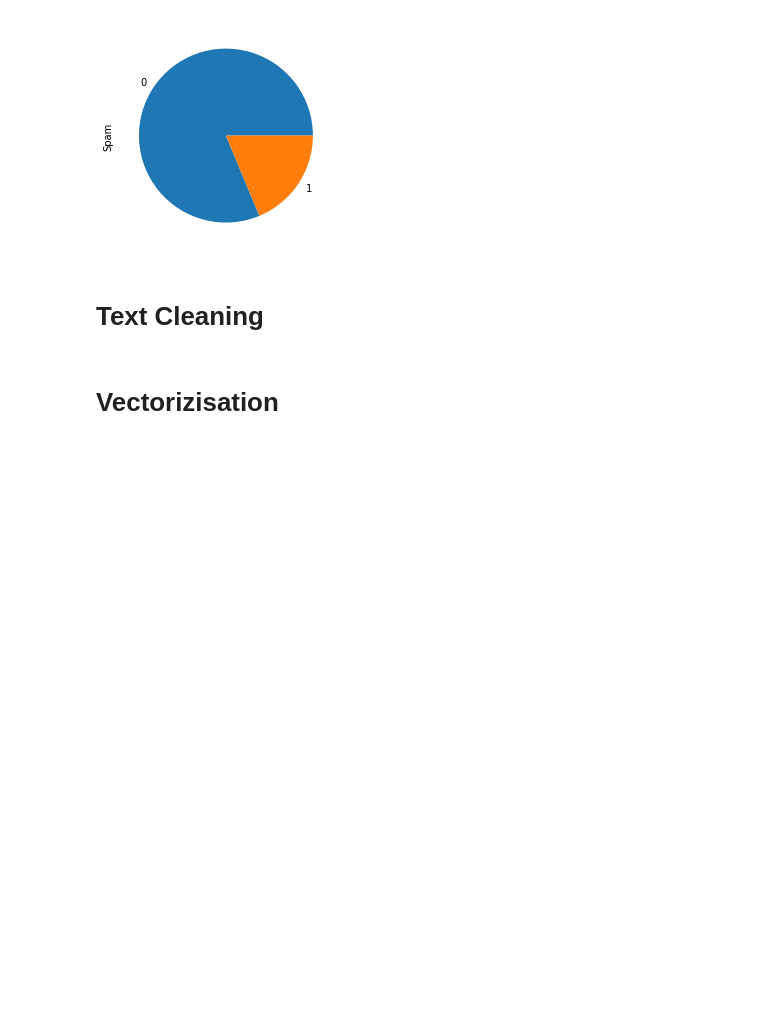
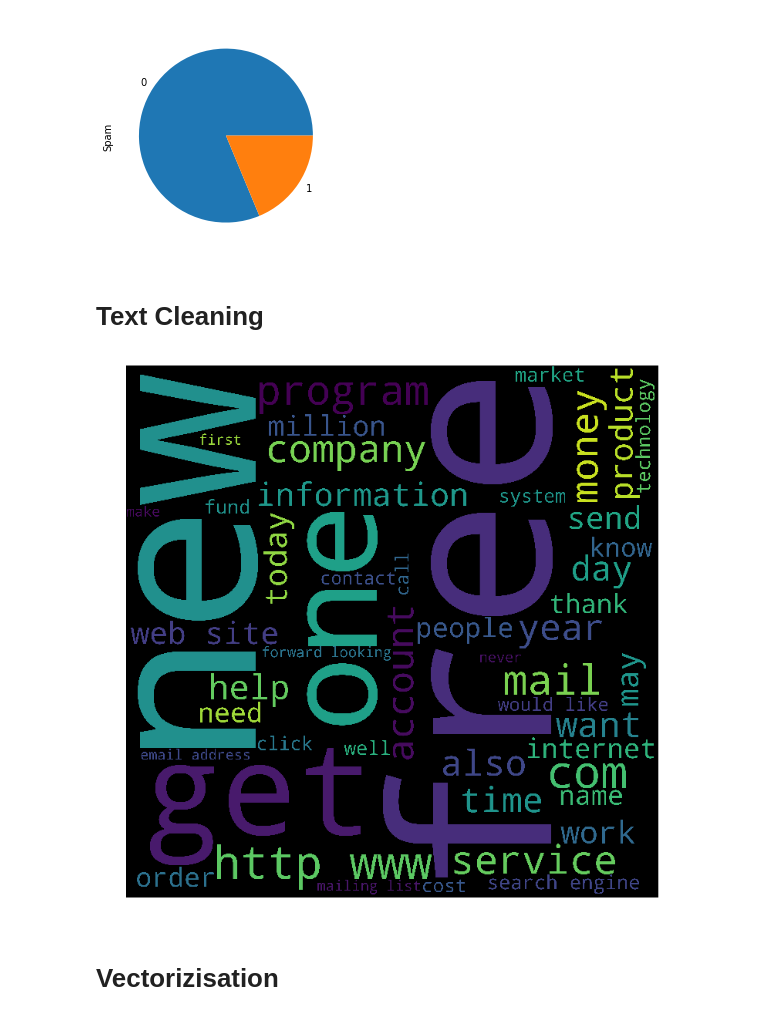
Before and after one commit to Ritvik19/SMS_Filter, a Jupyter notebook: Spam Filter.ipynb, the cells around one changed output. Drawn from its saved outputs; the diff is of its cells as text; code cells hidden in the pictures; blank space fills up the shorter version.

Commit message:
Visualization

```diff
--- a/Spam Filter.ipynb
+++ b/Spam Filter.ipynb
@@ -175,6 +175,29 @@ def cleanText(x, rsw, stm, lem, tgps):
     return x
 # %%
 data['Text'] = data['Text'].apply(lambda x : cleanText(x, True, False, False, False))
+# %%
+from wordcloud import WordCloud, STOPWORDS
+from PIL import Image
+
+def df2corpus(df):
+    corpus = ''
+    for x in df:
+        corpus += str(x) + '\n'
+    return corpus
+
+def buildWordCloud():
+    wordcloud = WordCloud(width = 6000, height = 6000,
+                          background_color ='black', stopwords = stop_words, min_font_size = 10,
+                          max_words = 50).generate(df2corpus(data[data['Spam'] == 1]['Text']))
+    plt.figure(figsize = (10, 10), facecolor = None)
+    plt.imshow(wordcloud)
+    plt.axis("off")
+    plt.tight_layout(pad = 0)
+    plt.show()
+
+buildWordCloud()
+# %% [output]
+[figure, added]
 # %% [markdown]
 # Vectorizisation
 # %%
```
Also changed, not shown: parts of 4 cells of this notebook, 2 other files.
